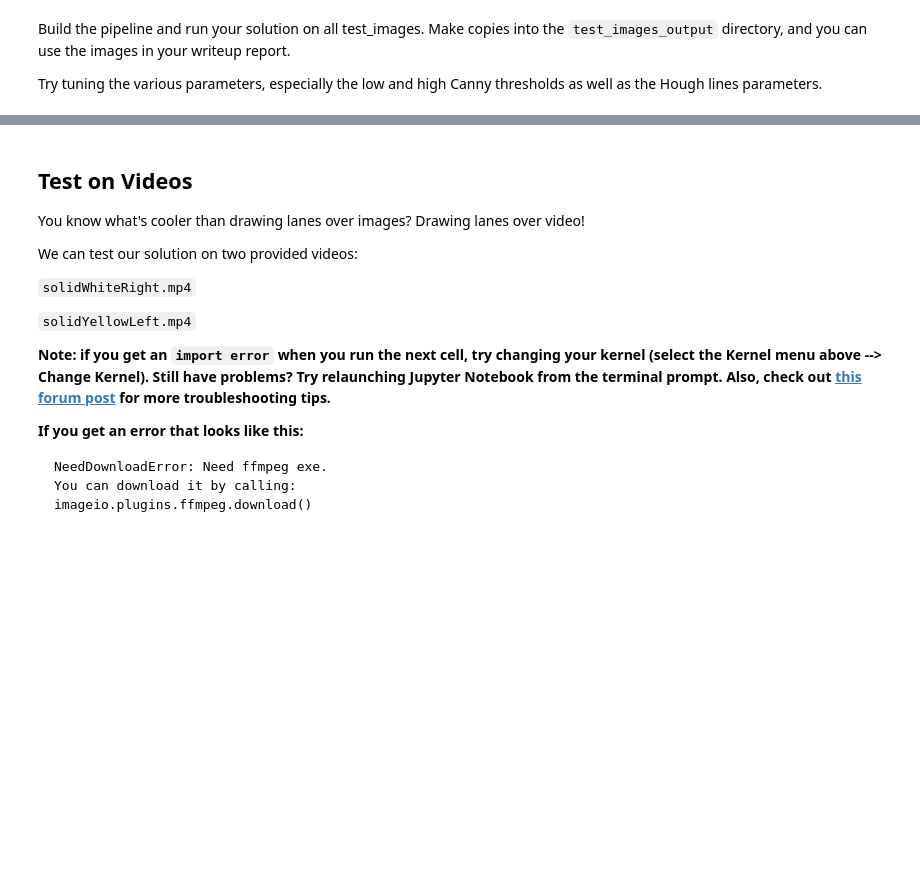
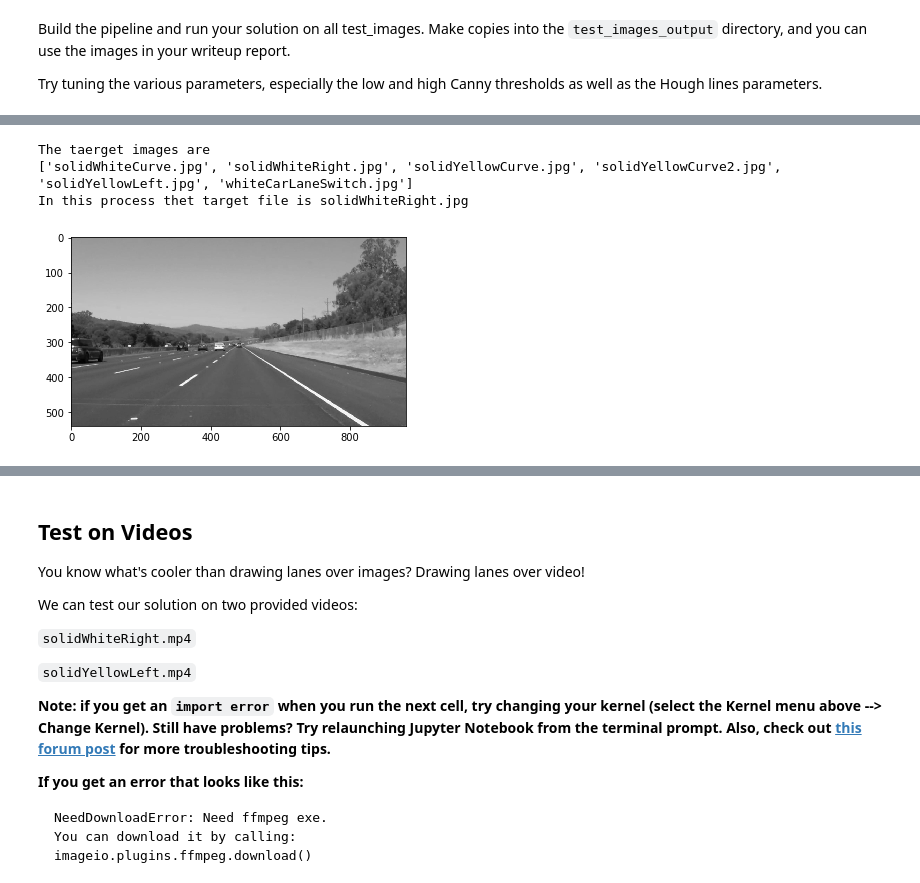
Before and after one commit to hirotoshi8/CarND-LaneLines-P1, a Jupyter notebook: P1.ipynb, the cells around one changed output, grey strips where cells are left out. Drawn from its saved outputs; the diff is of its cells as text; code cells hidden in the pictures; blank space fills up the shorter version.

```diff
--- a/P1.ipynb
+++ b/P1.ipynb
@@ -369,27 +406,36 @@ plt.imshow(lines_edges)
 # %%
 # TODO: Build your pipeline that will draw lane lines on the test_images
 # then save them to the test_images directory.
 import numpy as np
 import os
 #Init the file path
-file_path = "test_images_output/"
+#file_path = "test_images_output/"
+file_path = "test_images/"
 
 images = os.listdir(file_path)
 print("The taerget images are ")
 print(images)
 
 # Select the image
-src_img = images[2]
+src_img = images[1]
 print("In this process thet target file is "+src_img)
 #reading in an image
 img = mpimg.imread(file_path+src_img)
 
 #Get the size og image
 img_size = img.shape
 
 # Gray scale
 gray = grayscale(img)
 plt.imshow(gray, cmap='gray')
+
+# Save the outpout image
+plt.savefig("test_images_output/"+"gray_"+src_img)
+# %% [output]
+The taerget images are
+['solidWhiteCurve.jpg', 'solidWhiteRight.jpg', 'solidYellowCurve.jpg', 'solidYellowCurve2.jpg', 'solidYellowLeft.jpg', 'whiteCarLaneSwitch.jpg']
+In this process thet target file is solidWhiteRight.jpg
+[figure, added]
 # %%
 #Applies a Gaussian Noise kernel
 kernel_size = 5
```
Also changed, not shown: parts of 16 cells of this notebook, 9 other files.
